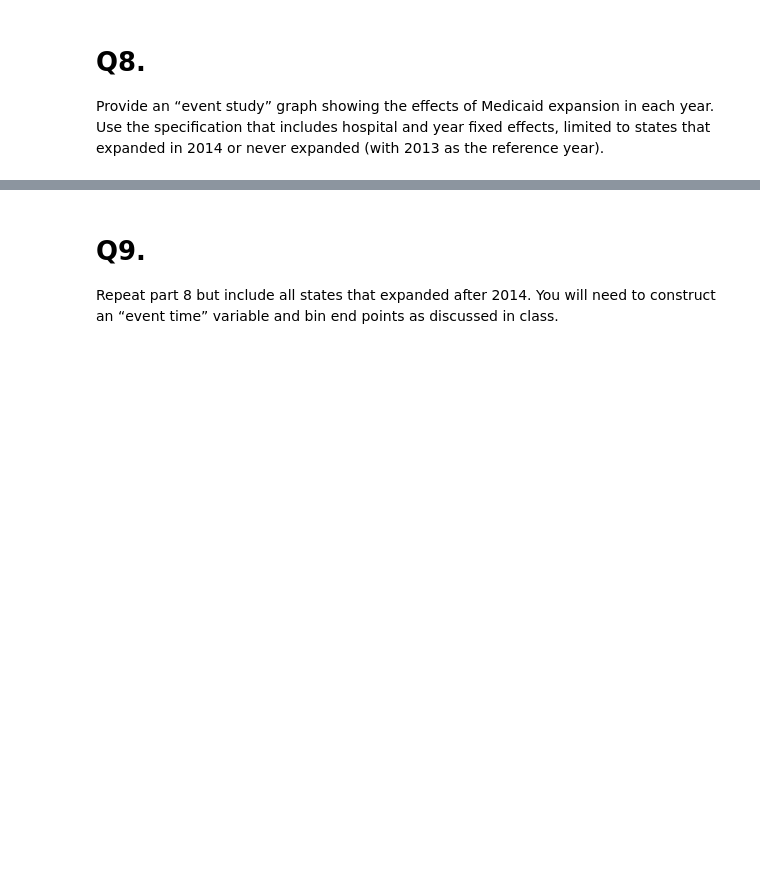
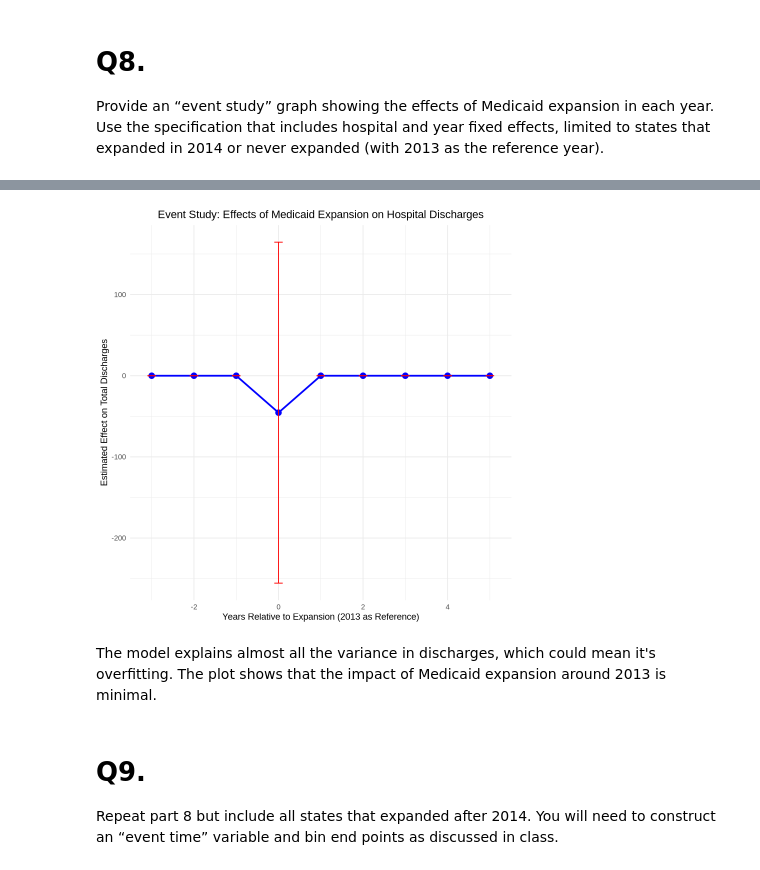
Before and after one commit to salizad/hwk5, a Jupyter notebook: alizada-s-hw5-sumbission1.ipynb, the cells around one changed output, grey strips where cells are left out. Drawn from its saved outputs; the diff is of its cells as text; code cells hidden in the pictures; blank space fills up the shorter version.

```diff
--- a/alizada-s-hw5-sumbission1.ipynb
+++ b/alizada-s-hw5-sumbission1.ipynb
@@ -533,0 +528,34 @@ print(dd_filtered)
+# %%
+# Extract coefficients
+event_effects <- as.data.frame(coef(summary(model)))
+
+# Check if the event_time coefficient exists
+if ("event_time" %in% rownames(event_effects)) {
+  # Keep only the relevant coefficient
+  event_effects <- event_effects[grepl("event_time", rownames(event_effects)), , drop = FALSE]
+
+  # Create a data frame for plotting
+  event_effects_df <- data.frame(
+    year = c(0),  # Assuming 0 corresponds to the reference year (2013)
+    estimate = event_effects["event_time", "Estimate"],
+    se = event_effects["event_time", "Cluster s.e."]
+  )
+
+  # Prepare additional years manually if needed
+  # You may want to create a range of years around the reference year
+  years <- -3:5  # For example, if you want to show years from 2010 to 2019
+
+  # Create a full data frame for plotting with estimates and errors
+  full_event_effects <- data.frame(
+    year = years,
+    estimate = c(rep(0, length(years))),  # Placeholder for estimates
+    se = c(rep(0, length(years)))  # Placeholder for standard errors
+  )
+
+  # Manually fill in the estimate and se for the reference year
+  full_event_effects[full_event_effects$year == 0, "estimate"] <- event_effects_df$estimate
+  full_event_effects[full_event_effects$year == 0, "se"] <- event_effects_df$se
+
+} else {
+  stop("No event_time coefficient found.")
+}
@@ -534,3 +565,18 @@ print(dd_filtered)
+# %%
+# Plot the event study graph
+ggplot(full_event_effects, aes(x = year, y = estimate)) +
+  geom_point(color = "blue", size = 3) +
+  geom_line(color = "blue", size = 1) +
+  geom_errorbar(aes(ymin = estimate - 1.96 * se, ymax = estimate + 1.96 * se), width = 0.2, color = "red") +
+  labs(title = "Event Study: Effects of Medicaid Expansion on Hospital Discharges",
+       x = "Years Relative to Expansion (2013 as Reference)",
+       y = "Estimated Effect on Total Discharges") +
+  theme_minimal() +
+  theme(plot.title = element_text(hjust = 0.5))  # Center the title
+# %% [output]
+[figure, added]
+# %% [markdown]
+The model explains almost all the variance in discharges, which could mean it's overfitting. The plot shows that the impact of Medicaid expansion around 2013 is minimal.
 # %% [markdown]
 # Q9.
 Repeat part 8 but include all states that expanded after 2014. You will need to construct an “event time” variable and bin end points as discussed in class.
```
Also changed, not shown: parts of 15 cells of this notebook.
